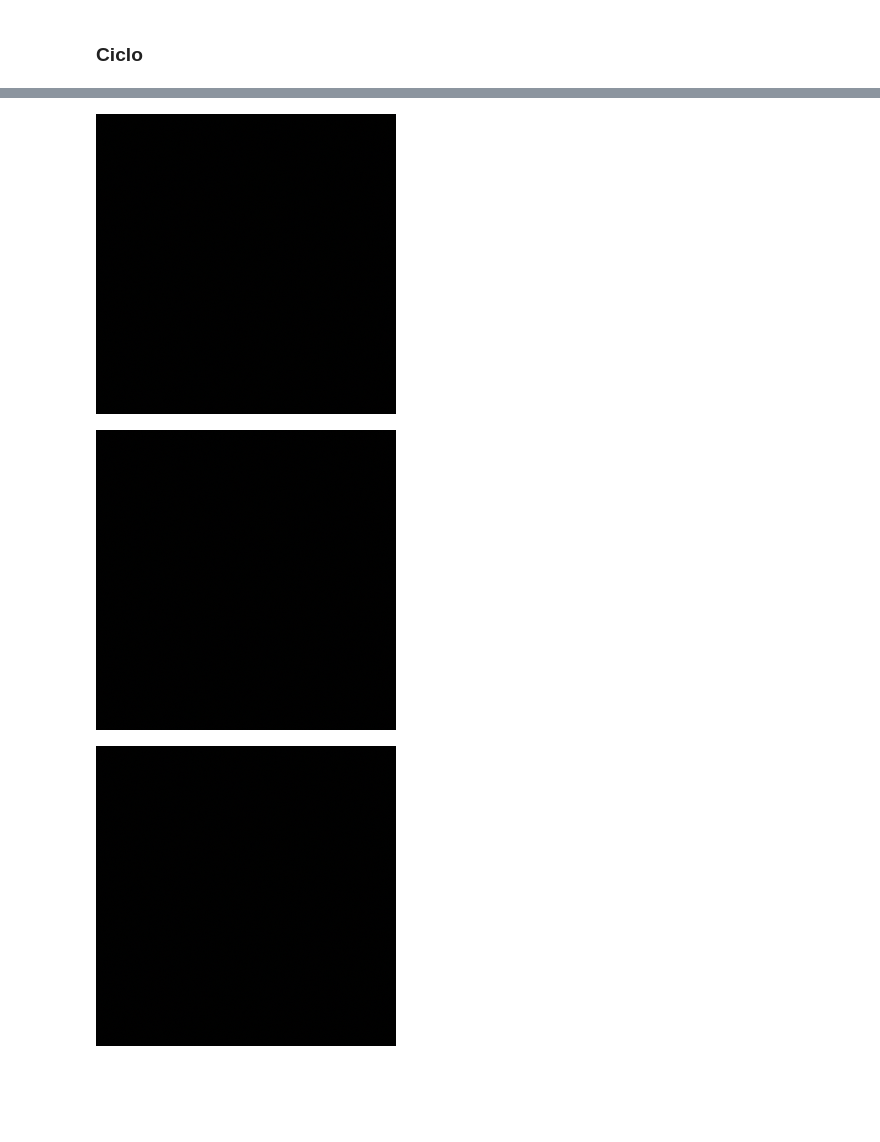
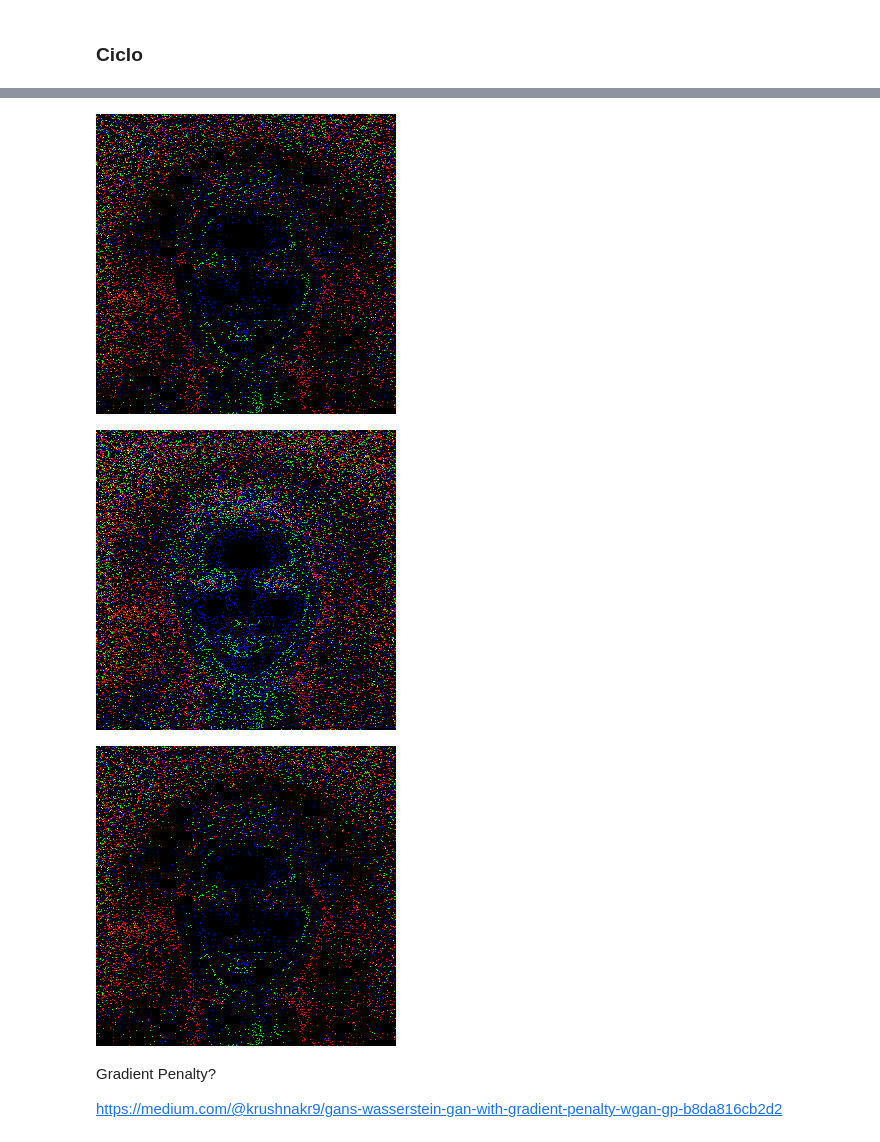
Before and after one commit to guirque/FaceGenerationGAN, a Jupyter notebook: src/main.ipynb, the cells around one changed output, grey strips where cells are left out. Cells and saved outputs as stored; diff of their text form; code cells hidden in the pictures; blank space fills up the shorter version.

Commit message:
feat: ajustando saídas e dispondo imagens

```diff
--- a/src/main.ipynb
+++ b/src/main.ipynb
@@ -16,8 +16,8 @@ BATCH_SIZE = 20
 # %% [markdown]
 ## Transform
 # %%
-train_transform = ttran.Compose([ttran.Resize((300, 300)), ttran.PILToTensor()])
-test_transform = ttran.Compose([ttran.Resize((300, 300)),ttran.PILToTensor()])
+train_transform = ttran.Compose([ttran.Resize((300, 300)), ttran.ToTensor(), ttran.Normalize((0.5, 0.5, 0.5), (0.5, 0.5, 0.5))])
+test_transform = ttran.Compose([ttran.Resize((300, 300)),ttran.ToTensor(), ttran.Normalize((0.5, 0.5, 0.5), (0.5, 0.5, 0.5))])
 # %% [markdown]
 ## Dataset
 # %%
@@ -67,23 +67,33 @@ class Generator(nn.Module):
 
         self.layers = nn.Sequential(
             nn.Linear(num_features, 128),
-            nn.ReLU(),
+            nn.LeakyReLU(),
             nn.Linear(128, 256),
-            nn.ReLU(),
+            nn.LeakyReLU(),
             nn.Linear(256, 512),
-            nn.ReLU(),
+            nn.LeakyReLU(),
             nn.Linear(512, 1024),
-            nn.ReLU(),
+            nn.LeakyReLU(),
             nn.Linear(1024, flattened_img_size),
-            nn.Sigmoid()
+            nn.Tanh()
         )
 
 
     def forward(self, input):
         img = self.layers(input)
-        reshaped_img = img.reshape(-1, 3, self.output_size, self.output_size) # (B, C, H, W) # batches, channels, height, width
-        reshaped_img = reshaped_img * 255 # values are between 0 and 1, so we multiply by 255 to make them rgb values.
-        return reshaped_img
+
+        return img
+# %%
+from torchvision.transforms.functional import to_pil_image
+def recreate_img(img, img_size):
+    """
+        - *img*: gen output.
+    """
+    reshaped_img = img.reshape(-1, 3, img_size, img_size) # (B, C, H, W) # batches, channels, height, width
+    reshaped_img = (reshaped_img + 1)/2 # unnormalize it to [0, 1]
+    reshaped_img = reshaped_img * 255 # values are between 0 and 1, so we multiply by 255 to make them rgb values.
+
+    return reshaped_img
 # %%
 generator = Generator(100, 300) # Creating Generator
 # %% [markdown]
@@ -109,15 +120,15 @@ class Discriminator(nn.Module):
         flattened_img_size = img_size*img_size*3
 
         self.layers = nn.Sequential(
-            nn.Flatten(),
+            #nn.Flatten(),
             nn.Linear(flattened_img_size, 1024),
-            nn.ReLU(),
+            nn.LeakyReLU(),
             nn.Linear(1024, 512),
-            nn.ReLU(),
+            nn.LeakyReLU(),
             nn.Linear(512, 256),
-            nn.ReLU(),
+            nn.LeakyReLU(),
             nn.Linear(256, 128),
-            nn.ReLU(),
+            nn.LeakyReLU(),
             nn.Linear(128, 1),
             #nn.Sigmoid()
         )
@@ -125,7 +136,7 @@ class Discriminator(nn.Module):
 
     def forward(self, img):
 
-        img = img / 255
+        #img = img / 255
         output = self.layers(img)
 
         return output
@@ -313,14 +330,20 @@ plt.plot()
 # %%
 from torchvision.transforms.functional import to_pil_image
 
 model.eval()
 
 result = model.generator(torch.rand(3, 100).to(device))
 
+result = recreate_img(result, IMG_SIZE)
+
 display(to_pil_image(result[0]))
 display(to_pil_image(result[1]))
 display(to_pil_image(result[2]))
 # %% [output]
-[figure, old version]
+[figure, new version]
-[figure, old version]
+[figure, new version]
-[figure, old version]
+[figure, new version]
+# %% [markdown]
+Gradient Penalty?
+
+https://medium.com/@krushnakr9/gans-wasserstein-gan-with-gradient-penalty-wgan-gp-b8da816cb2d2
```
Also changed, not shown: parts of 7 cells of this notebook.
